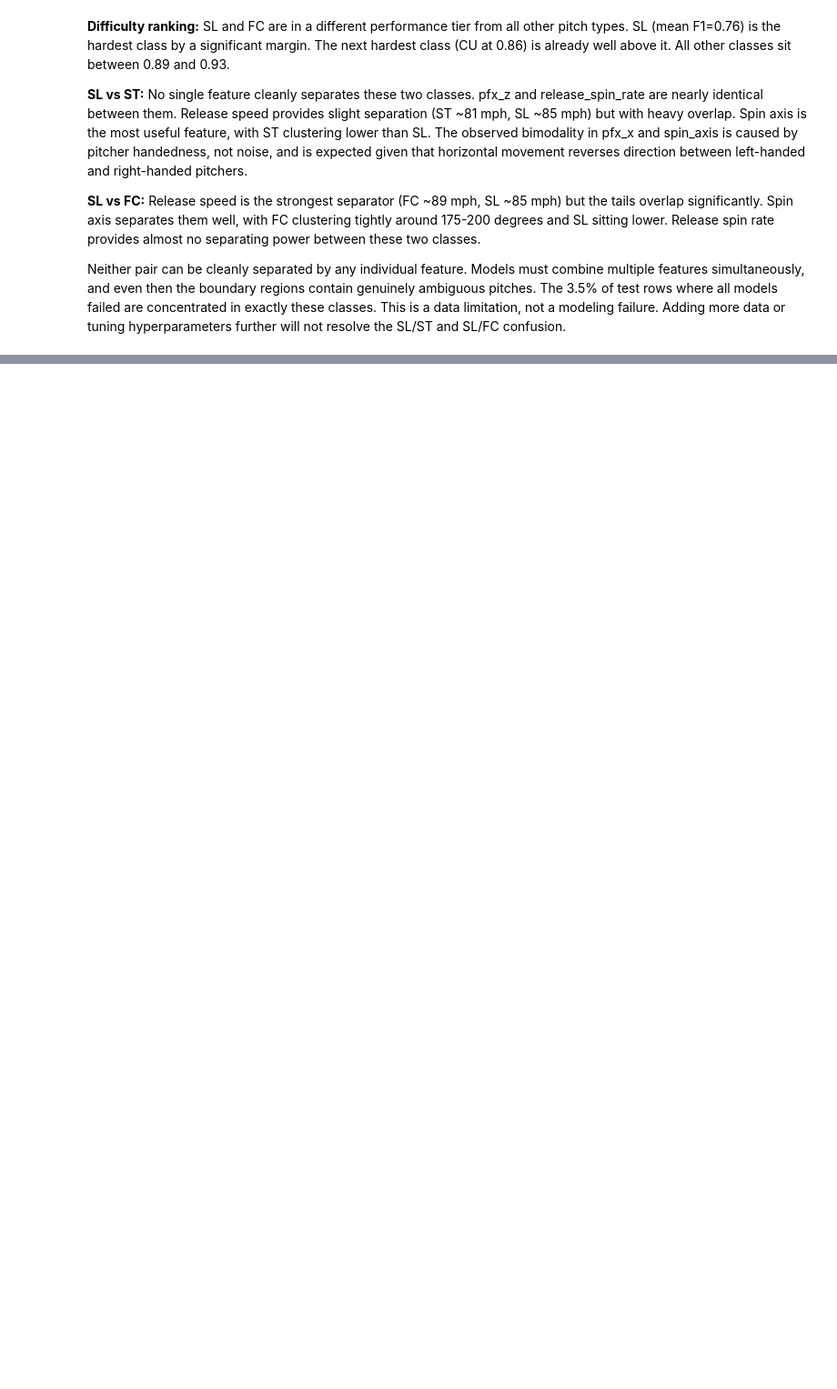
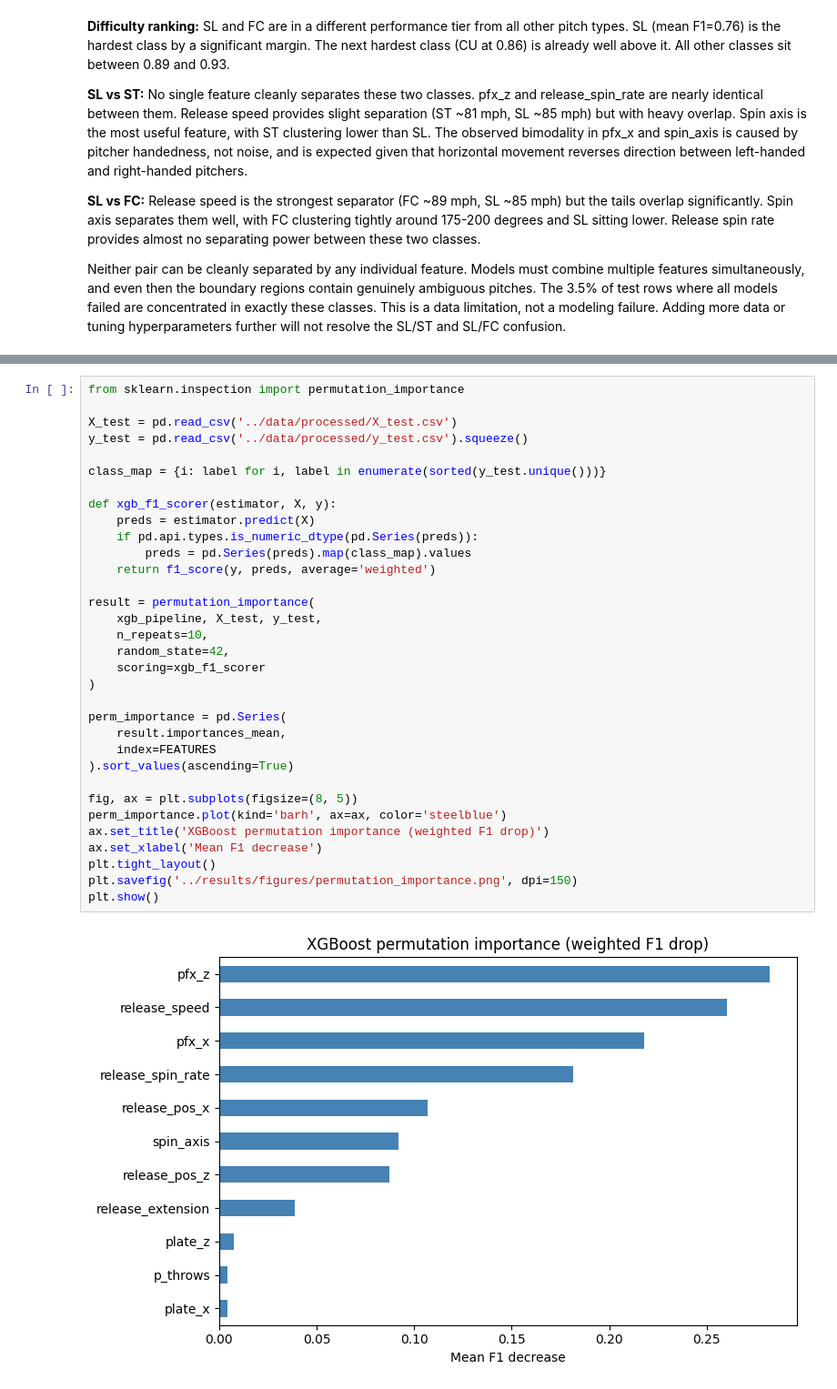
Before and after one commit to cecanelo/baseball_pitch_classifier, a Jupyter notebook: notebooks/result_analysis.ipynb, the cells around one changed output, grey strips where cells are left out. Shown at 91% size. Saved outputs shown, nothing was run; the diff lists cells and outputs as text; blank space fills up the shorter version.

```diff
--- a/notebooks/result_analysis.ipynb
+++ b/notebooks/result_analysis.ipynb
@@ -499,0 +550,35 @@ will not resolve the SL/ST and SL/FC confusion.
+# %%
+from sklearn.inspection import permutation_importance
+
+X_test = pd.read_csv('../data/processed/X_test.csv')
+y_test = pd.read_csv('../data/processed/y_test.csv').squeeze()
+
+class_map = {i: label for i, label in enumerate(sorted(y_test.unique()))}
+
+def xgb_f1_scorer(estimator, X, y):
+    preds = estimator.predict(X)
+    if pd.api.types.is_numeric_dtype(pd.Series(preds)):
+        preds = pd.Series(preds).map(class_map).values
+    return f1_score(y, preds, average='weighted')
+
+result = permutation_importance(
+    xgb_pipeline, X_test, y_test,
+    n_repeats=10,
+    random_state=42,
+    scoring=xgb_f1_scorer
+)
+
+perm_importance = pd.Series(
+    result.importances_mean,
+    index=FEATURES
+).sort_values(ascending=True)
+
+fig, ax = plt.subplots(figsize=(8, 5))
+perm_importance.plot(kind='barh', ax=ax, color='steelblue')
+ax.set_title('XGBoost permutation importance (weighted F1 drop)')
+ax.set_xlabel('Mean F1 decrease')
+plt.tight_layout()
+plt.savefig('../results/figures/permutation_importance.png', dpi=150)
+plt.show()
+# %% [output]
+[figure, added]
```
Also changed, not shown: parts of 7 cells of this notebook, 1 other file.
